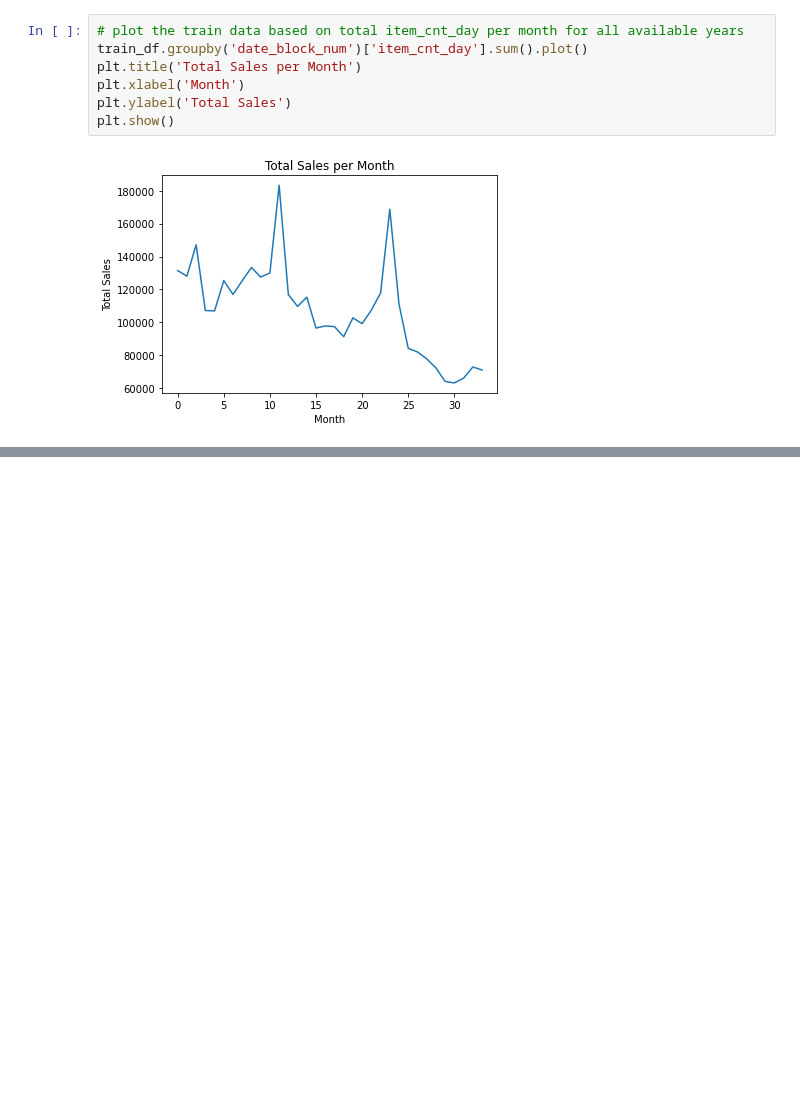
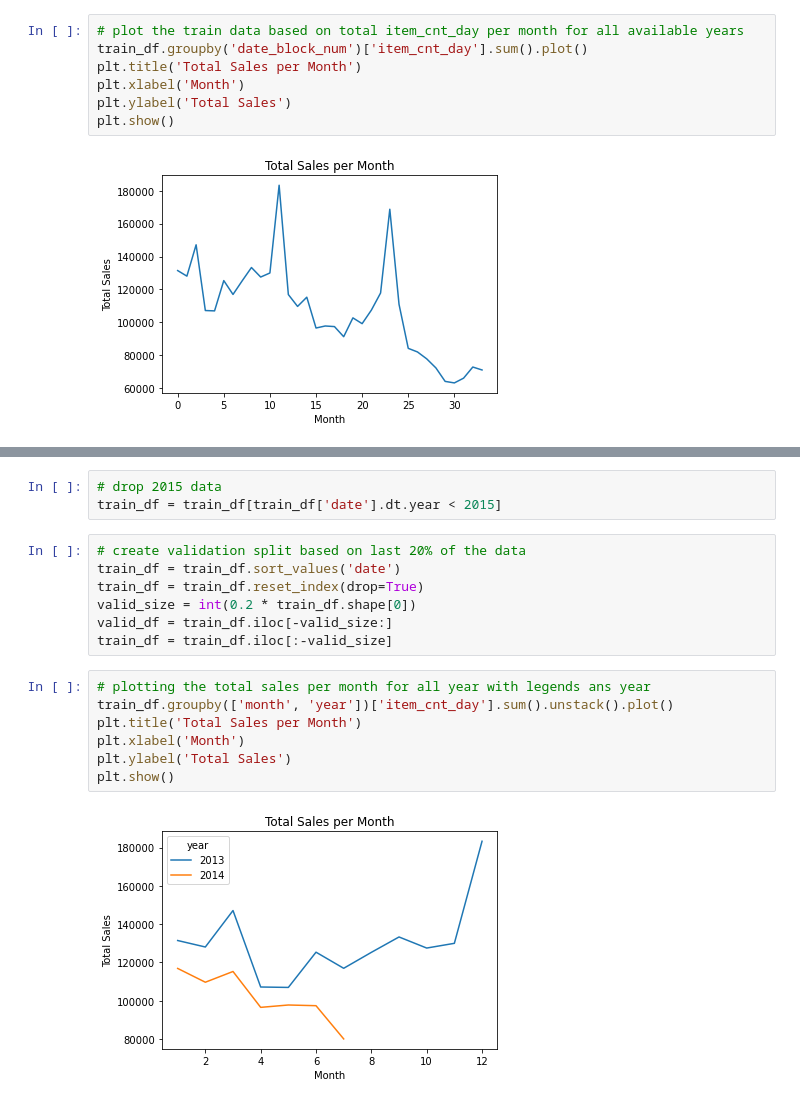
Before and after one commit to saurav1066/KaggleProjects, a Jupyter notebook: Predict future sales/predict.ipynb, the cells around one changed output, grey strips where cells are left out. Cells and saved outputs as stored; diff of their text form; blank space fills up the shorter version.

```diff
--- a/Predict future sales/predict.ipynb
+++ b/Predict future sales/predict.ipynb
@@ -97,0 +136,19 @@ plt.show()
+# %%
+# drop 2015 data
+train_df = train_df[train_df['date'].dt.year < 2015]
+# %%
+# create validation split based on last 20% of the data
+train_df = train_df.sort_values('date')
+train_df = train_df.reset_index(drop=True)
+valid_size = int(0.2 * train_df.shape[0])
+valid_df = train_df.iloc[-valid_size:]
+train_df = train_df.iloc[:-valid_size]
+# %%
+# plotting the total sales per month for all year with legends ans year
+train_df.groupby(['month', 'year'])['item_cnt_day'].sum().unstack().plot()
+plt.title('Total Sales per Month')
+plt.xlabel('Month')
+plt.ylabel('Total Sales')
+plt.show()
+# %% [output]
+[figure, added]
```
Also changed, not shown: parts of 9 cells of this notebook.
